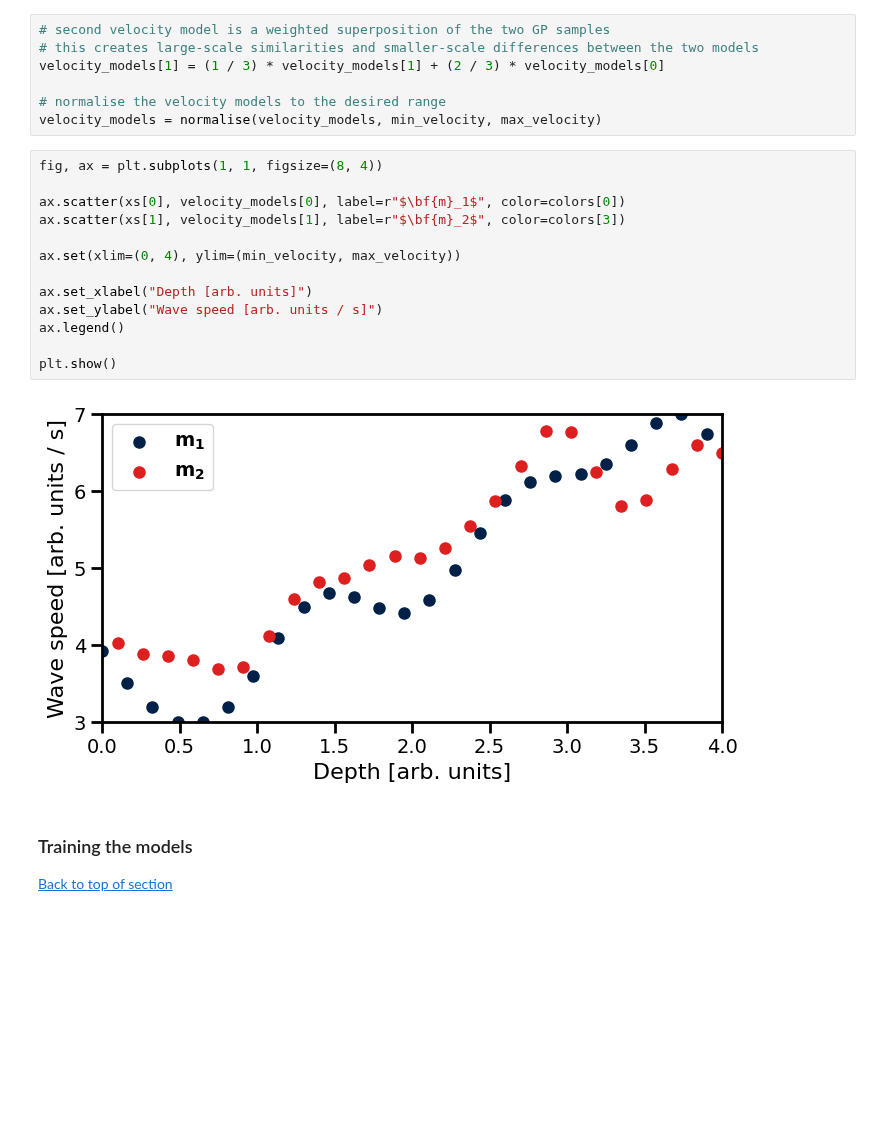
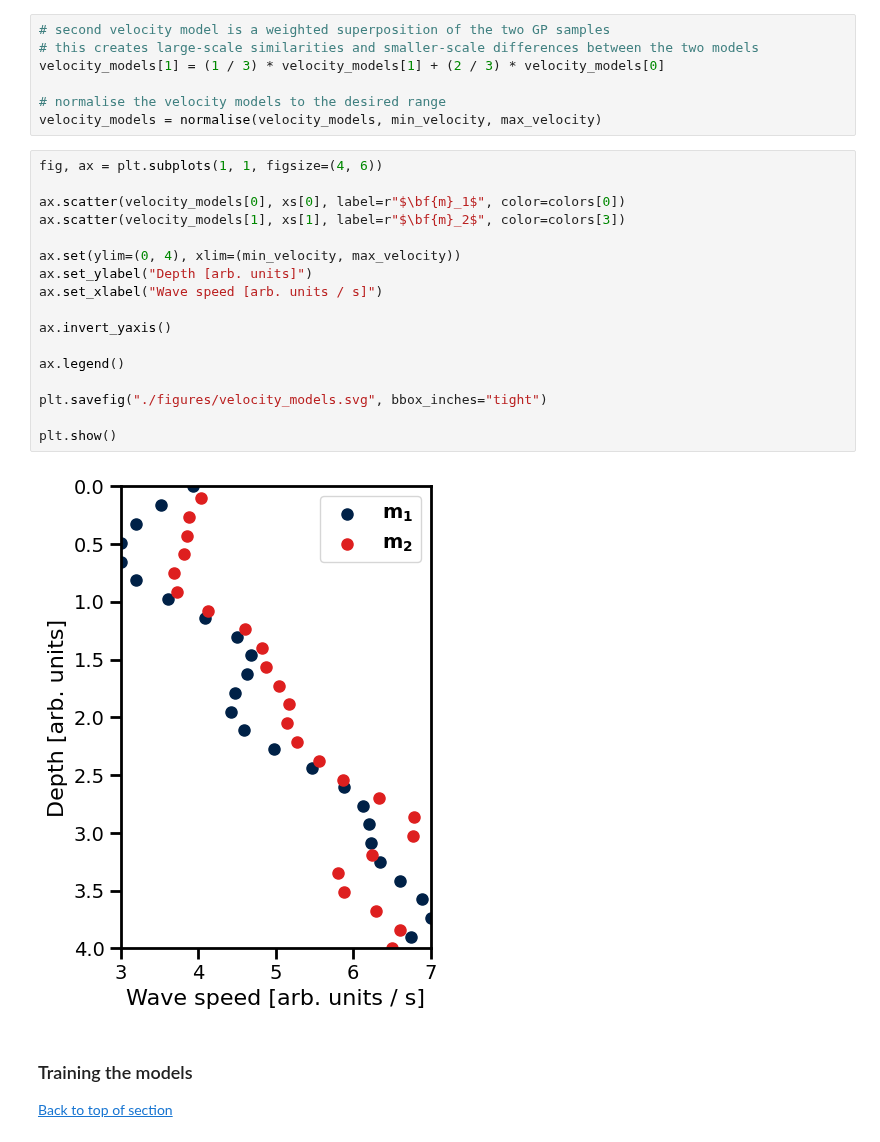
Before and after one commit to sscivier/gp-prob-earthquake-shaking, a Jupyter notebook: workflow.ipynb, the cells around one changed output. Cells and saved outputs as stored; diff of their text form; blank space fills up the shorter version.

Commit message:
make data plot vertical

```diff
--- a/workflow.ipynb
+++ b/workflow.ipynb
@@ -372,20 +372,24 @@ velocity_models[1] = (1 / 3) * velocity_models[1] + (2 / 3) * velocity_models[0]
 # normalise the velocity models to the desired range
 velocity_models = normalise(velocity_models, min_velocity, max_velocity)
 # %%
-fig, ax = plt.subplots(1, 1, figsize=(8, 4))
+fig, ax = plt.subplots(1, 1, figsize=(4, 6))
 
-ax.scatter(xs[0], velocity_models[0], label=r"$\bf{m}_1$", color=colors[0])
-ax.scatter(xs[1], velocity_models[1], label=r"$\bf{m}_2$", color=colors[3])
+ax.scatter(velocity_models[0], xs[0], label=r"$\bf{m}_1$", color=colors[0])
+ax.scatter(velocity_models[1], xs[1], label=r"$\bf{m}_2$", color=colors[3])
 
-ax.set(xlim=(0, 4), ylim=(min_velocity, max_velocity))
+ax.set(ylim=(0, 4), xlim=(min_velocity, max_velocity))
+ax.set_ylabel("Depth [arb. units]")
+ax.set_xlabel("Wave speed [arb. units / s]")
 
-ax.set_xlabel("Depth [arb. units]")
-ax.set_ylabel("Wave speed [arb. units / s]")
+ax.invert_yaxis()
+
 ax.legend()
 
+plt.savefig("./figures/velocity_models.svg", bbox_inches="tight")
+
 plt.show()
 # %% [output]
-[figure, old version]
+[figure, new version]
 # %% [markdown]
 ### Training the models
 
```
Also changed, not shown: 1 other file.
